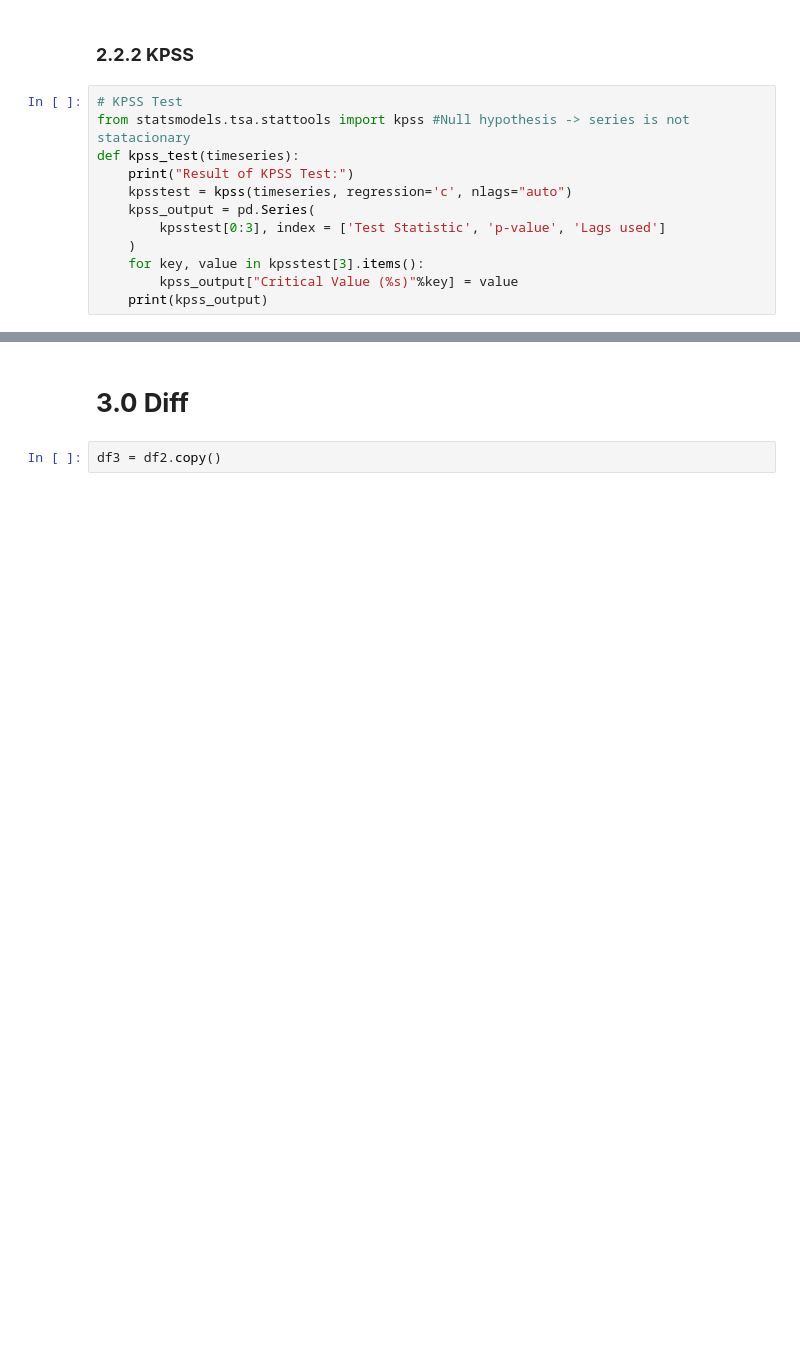
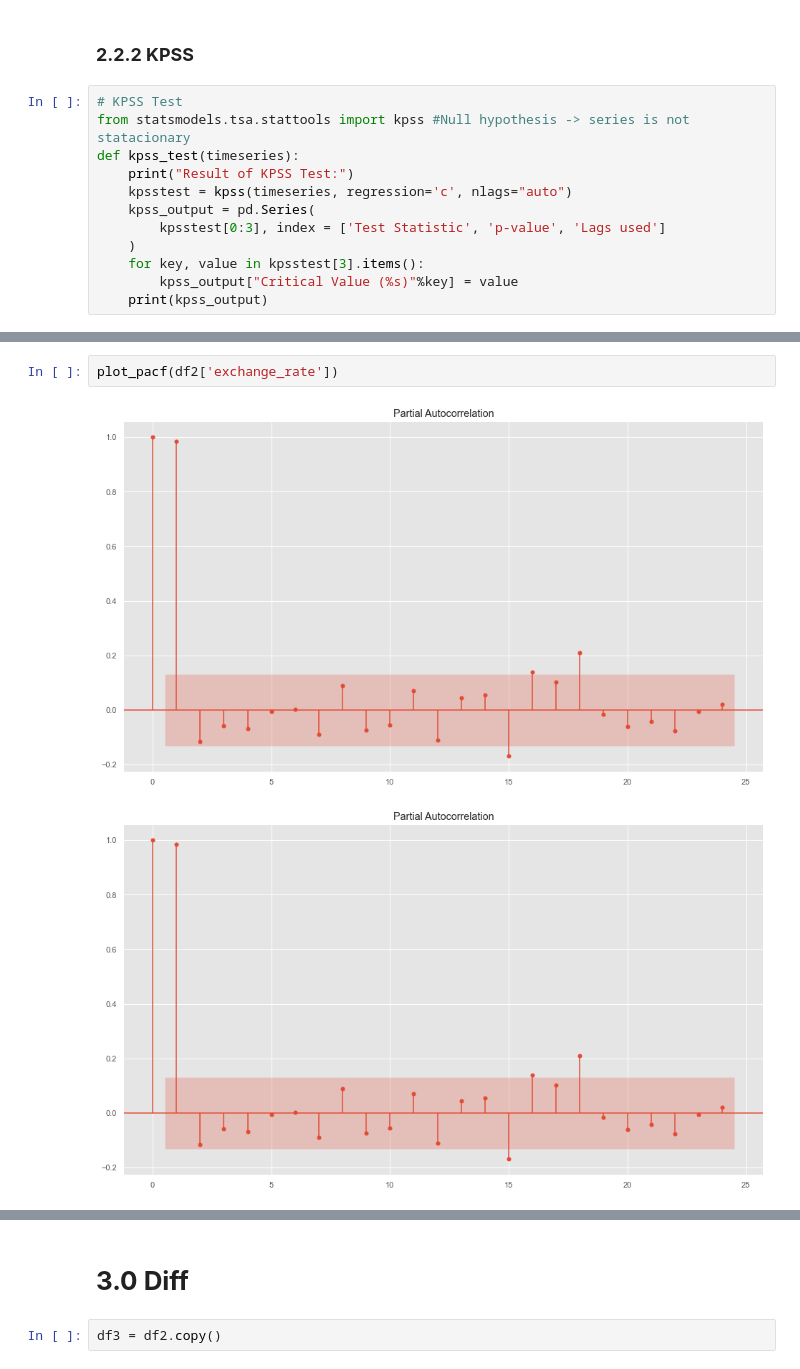
Before and after one commit to joaovictordesouzaduarte/var_model, a Jupyter notebook: notebook/var_forecasting.ipynb, the cells around one changed output, grey strips where cells are left out. Cells and saved outputs as stored; diff of their text form; blank space fills up the shorter version.

```diff
--- a/notebook/var_forecasting.ipynb
+++ b/notebook/var_forecasting.ipynb
@@ -315,0 +308,5 @@ look-up table. The actual p-value is smaller than the p-value returned.
+# %%
+plot_pacf(df2['exchange_rate'])
+# %% [output]
+[figure, added]
+[figure, added]
```
Also changed, not shown: parts of 25 cells of this notebook.
